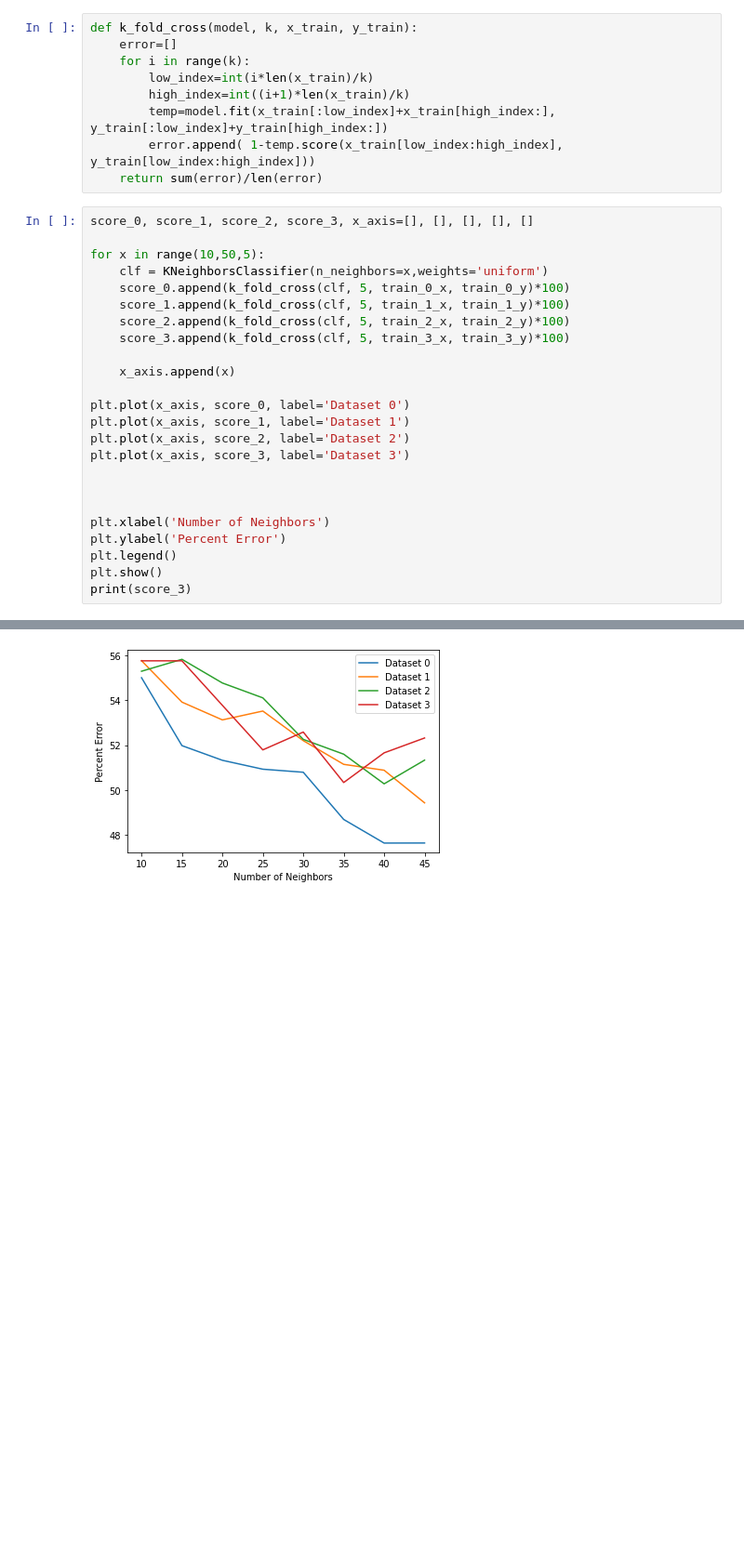
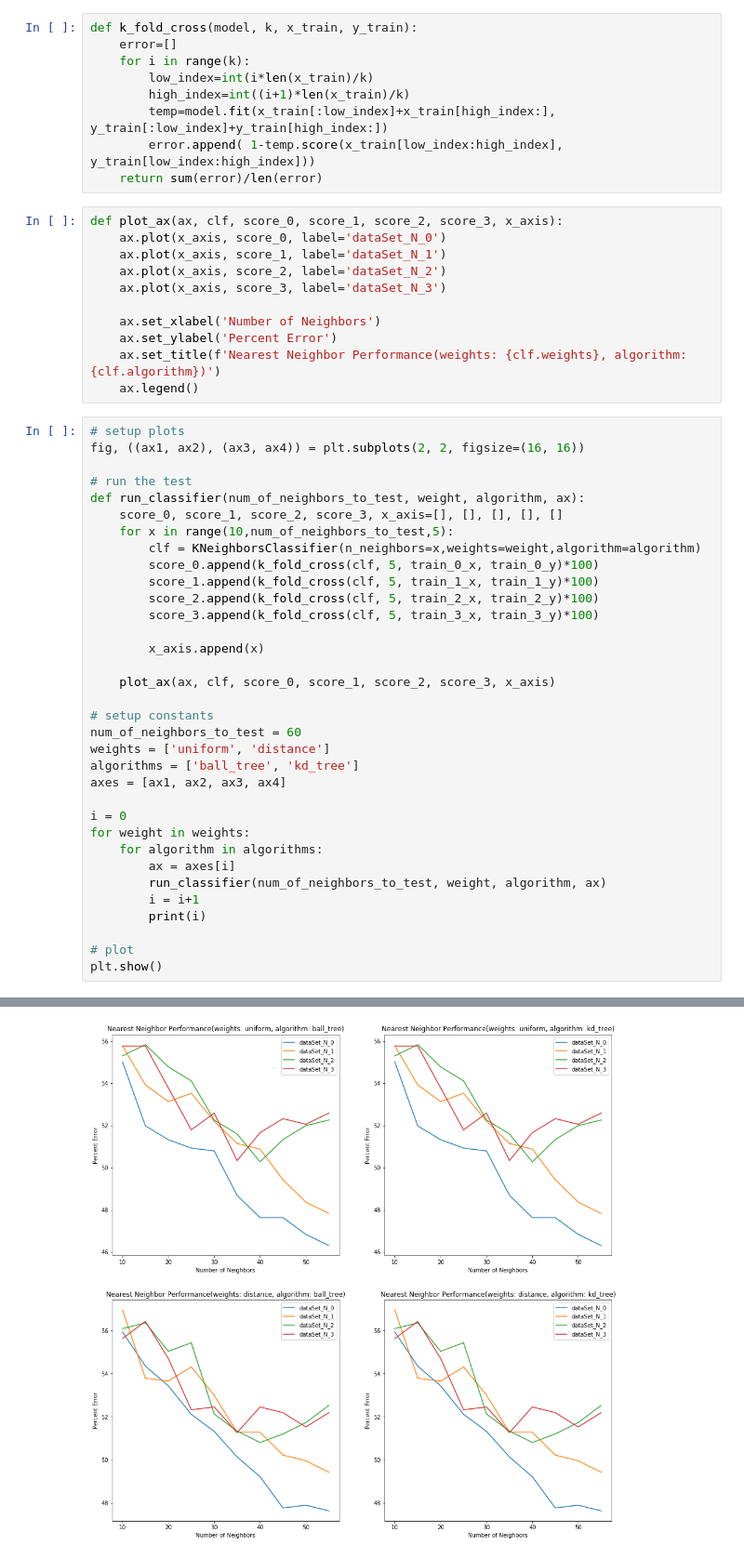
Before and after one commit to rowanbk/SENG474_Avalanche_Project, a Jupyter notebook: Neighbors Notebook.ipynb, the cells around one changed output, grey strips where cells are left out. Shown at 93% size. Drawn from its saved outputs; the diff is of its cells as text; blank space fills up the shorter version.

Commit message:
add some subplots to the pyplot

```diff
--- a/Neighbors Notebook.ipynb
+++ b/Neighbors Notebook.ipynb
@@ -56,28 +56,49 @@ def k_fold_cross(model, k, x_train, y_train):
         temp=model.fit(x_train[:low_index]+x_train[high_index:], y_train[:low_index]+y_train[high_index:])
         error.append( 1-temp.score(x_train[low_index:high_index], y_train[low_index:high_index]))
     return sum(error)/len(error)
+# %%
+def plot_ax(ax, clf, score_0, score_1, score_2, score_3, x_axis):
+    ax.plot(x_axis, score_0, label='dataSet_N_0')
+    ax.plot(x_axis, score_1, label='dataSet_N_1')
+    ax.plot(x_axis, score_2, label='dataSet_N_2')
+    ax.plot(x_axis, score_3, label='dataSet_N_3')
+
+    ax.set_xlabel('Number of Neighbors')
+    ax.set_ylabel('Percent Error')
+    ax.set_title(f'Nearest Neighbor Performance(weights: {clf.weights}, algorithm: {clf.algorithm})')
+    ax.legend()
 # %%
-score_0, score_1, score_2, score_3, x_axis=[], [], [], [], []
+# setup plots
+fig, ((ax1, ax2), (ax3, ax4)) = plt.subplots(2, 2, figsize=(16, 16))
 
-for x in range(10,50,5):
-    clf = KNeighborsClassifier(n_neighbors=x,weights='uniform')
-    score_0.append(k_fold_cross(clf, 5, train_0_x, train_0_y)*100)
-    score_1.append(k_fold_cross(clf, 5, train_1_x, train_1_y)*100)
-    score_2.append(k_fold_cross(clf, 5, train_2_x, train_2_y)*100)
-    score_3.append(k_fold_cross(clf, 5, train_3_x, train_3_y)*100)
+# run the test
+def run_classifier(num_of_neighbors_to_test, weight, algorithm, ax):
+    score_0, score_1, score_2, score_3, x_axis=[], [], [], [], []
+    for x in range(10,num_of_neighbors_to_test,5):
+        clf = KNeighborsClassifier(n_neighbors=x,weights=weight,algorithm=algorithm)
+        score_0.append(k_fold_cross(clf, 5, train_0_x, train_0_y)*100)
+        score_1.append(k_fold_cross(clf, 5, train_1_x, train_1_y)*100)
+        score_2.append(k_fold_cross(clf, 5, train_2_x, train_2_y)*100)
+        score_3.append(k_fold_cross(clf, 5, train_3_x, train_3_y)*100)
 
-    x_axis.append(x)
+        x_axis.append(x)
 
-plt.plot(x_axis, score_0, label='Dataset 0')
-plt.plot(x_axis, score_1, label='Dataset 1')
-plt.plot(x_axis, score_2, label='Dataset 2')
-plt.plot(x_axis, score_3, label='Dataset 3')
+    plot_ax(ax, clf, score_0, score_1, score_2, score_3, x_axis)
 
+# setup constants
+num_of_neighbors_to_test = 60
+weights = ['uniform', 'distance']
+algorithms = ['ball_tree', 'kd_tree']
+axes = [ax1, ax2, ax3, ax4]
 
+i = 0
+for weight in weights:
+    for algorithm in algorithms:
+        ax = axes[i]
+        run_classifier(num_of_neighbors_to_test, weight, algorithm, ax)
+        i = i+1
+        print(i)
 
-plt.xlabel('Number of Neighbors')
-plt.ylabel('Percent Error')
-plt.legend()
+# plot
 plt.show()
-print(score_3)
 # %% [output]
@@ -84 +109 @@ print(score_3)
-[figure, old version]
+[figure, new version]
```
Also changed, not shown: parts of 3 cells of this notebook.
